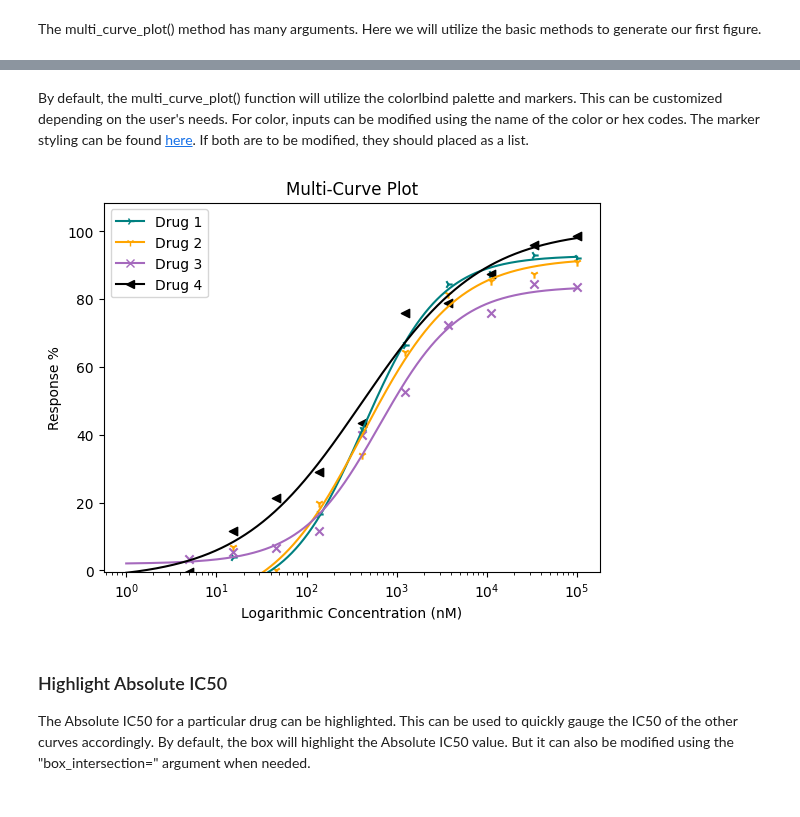
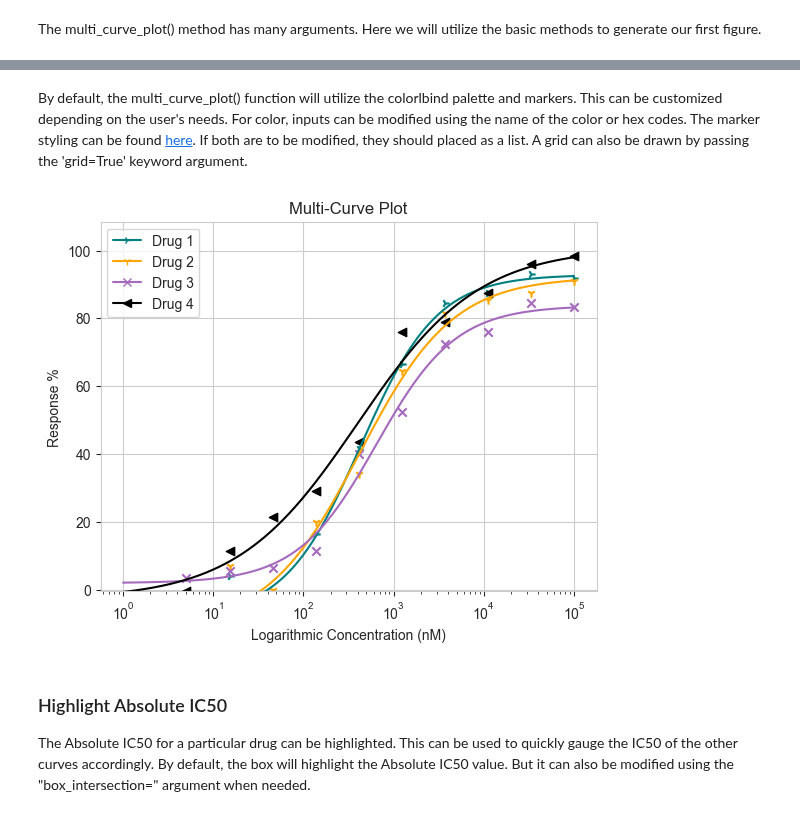
Before and after one commit to tlint101/py50, a Jupyter notebook: tutorials/004_multi_curve_plot.ipynb, the cells around one changed output, grey strips where cells are left out. Saved outputs shown, nothing was run; the diff lists cells and outputs as text; code cells hidden in the pictures.

```diff
--- a/tutorials/004_multi_curve_plot.ipynb
+++ b/tutorials/004_multi_curve_plot.ipynb
@@ -35,17 +35,18 @@ figure = data.multi_curve_plot(name_col='Compound Name',
 # %% [markdown]
-By default, the multi_curve_plot() function will utilize the colorlbind palette and markers. This can be customized depending on the user's needs. For color, inputs can be modified using the name of the color or hex codes. The marker styling can be found [here](https://matplotlib.org/stable/api/markers_api.html). If both are to be modified, they should placed as a list.
+By default, the multi_curve_plot() function will utilize the colorlbind palette and markers. This can be customized depending on the user's needs. For color, inputs can be modified using the name of the color or hex codes. The marker styling can be found [here](https://matplotlib.org/stable/api/markers_api.html). If both are to be modified, they should placed as a list. A grid can also be drawn by passing the 'grid=True' keyword argument.
 # %%
 figure = data.multi_curve_plot(name_col='Compound Name',
                                concentration_col='Compound Conc',
                                response_col='% Inhibition Avg',
                                plot_title='Multi-Curve Plot',
                                xlabel='Logarithmic Concentration (nM)',
                                ylabel='Response %',
                                legend=True,
                                line_color=['#008080', 'orange', '#A569BD', 'black'],
-                               marker=['4', '1', 'x', '<'])
+                               marker=['4', '1', 'x', '<'],
+                               grid=True)
 # %% [output]
-[figure, old version]
+[figure, new version]
 # %% [markdown]
 ### Highlight Absolute IC50
 The Absolute IC50 for a particular drug can be highlighted. This can be used to quickly gauge the IC50 of the other curves accordingly. By default, the box will highlight the Absolute IC50 value. But it can also be modified using the "box_intersection=" argument when needed.
```
Also changed, not shown: parts of 3 cells of this notebook, 4 other files.
